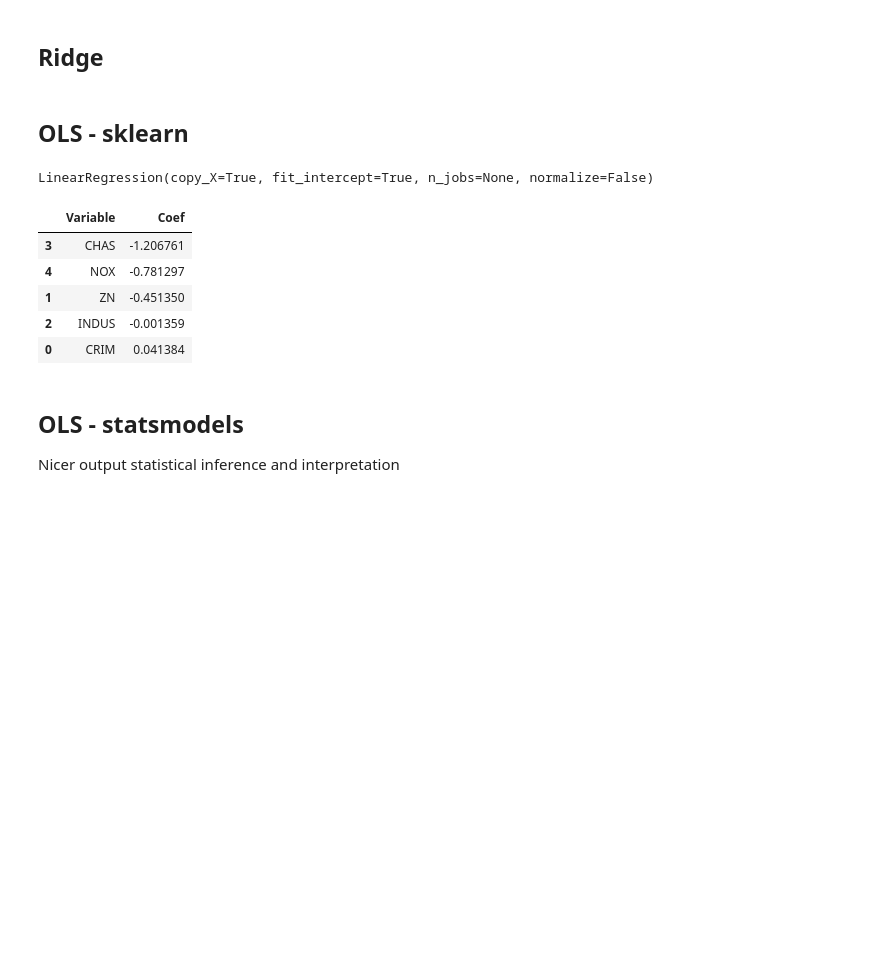
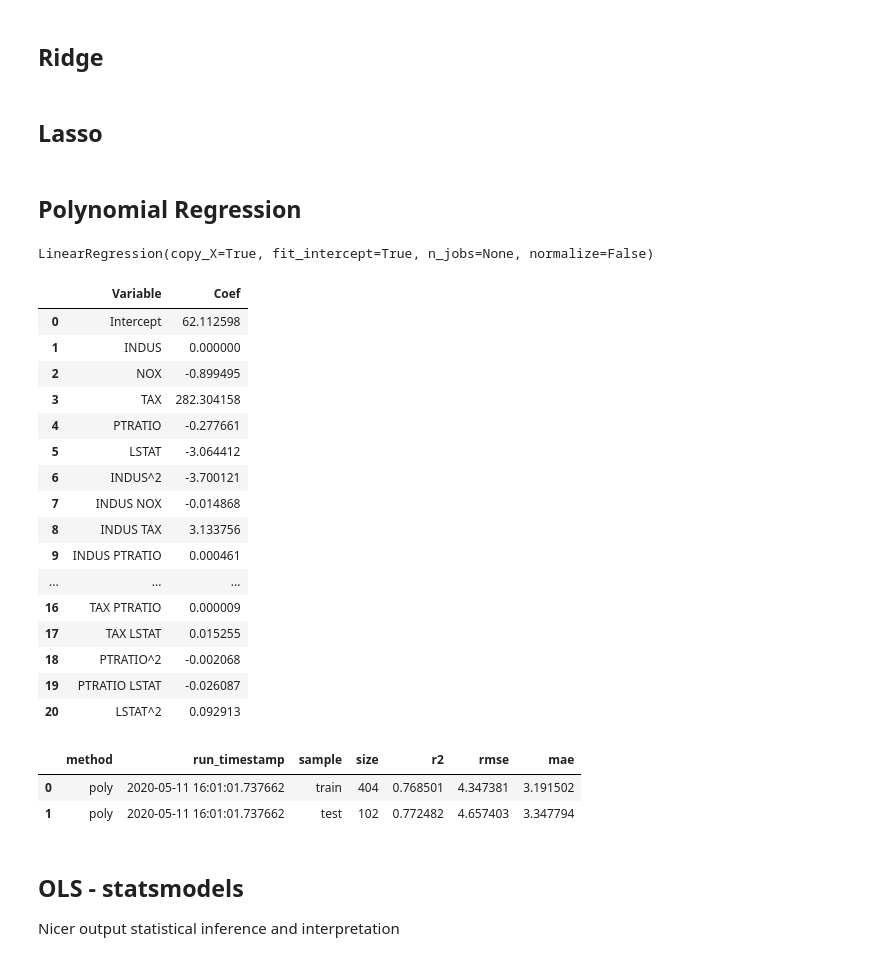
Before and after one commit to prudolph1/regression_base_code, a Jupyter notebook: regression_methods.ipynb, the cells around one changed output. Drawn from its saved outputs; the diff is of its cells as text; code cells hidden in the pictures; blank space fills up the shorter version.

```diff
--- a/regression_methods.ipynb
+++ b/regression_methods.ipynb
@@ -146,3 +155,10 @@ feature_subset = ['INDUS','NOX','TAX','PTRATIO','LSTAT']
+# %%
+# subset features with abs(skew) > 0.75 (general guideline)
+skew = X_train.skew()
+log_features = list(skew.loc[abs(skew) > 0.75].index)
+
+for feature_name in log_features:
+    X_train[f'log_{feature_name}'] = np.log1p(X_train[feature_name])
 # %% [markdown]
 ## Assessment and Diagnostic Functions
 # %%
@@ -178,0 +219,13 @@ def assessment_metrics(method):
+# %%
+# learning curve
+def model_learning_curve(model,X,y):
+    train_sizes, train_scores, val_scores = learning_curve(model, X, y, cv=3, random_state=52)
+
+    train_scores_ave = train_scores.mean(axis=1)
+    val_scores_ave = val_scores.mean(axis=1)
+
+    plt.plot(train_sizes, train_scores_ave, '-x', label='training')
+    plt.plot(train_sizes, val_scores_ave, '-o', label='validation')
+    plt.ylabel('R2')
+    plt.xlabel('training size')
+    plt.legend()
@@ -178,0 +274,2 @@ def assessment_metrics(method):
+# %%
+model_learning_curve(model,X_train[feature_subset],y_train)
@@ -179,10 +278,18 @@ def assessment_metrics(method):
 # %% [markdown]
 ## Ridge
-# %% [markdown]
-## OLS - sklearn
-# %%
-# fit model
-model = LinearRegression()
-model.fit(X_train[feature_subset], y_train)
-# %% [output]
-LinearRegression(copy_X=True, fit_intercept=True, n_jobs=None, normalize=False)
+# %% [markdown]
+## Lasso
+# %% [markdown]
+## Polynomial Regression
+# %%
+degree = 2
+
+poly = PolynomialFeatures(degree)
+poly_fit = poly.fit(X_train[feature_subset])
+X_train_poly = poly.fit_transform(X_train[feature_subset])
+X_test_poly = poly.fit_transform(X_test[feature_subset])
+
+model = LinearRegression()
+model.fit(X_train_poly, y_train)
+# %% [output]
+LinearRegression(copy_X=True, fit_intercept=True, n_jobs=None, normalize=False)
@@ -189,11 +299,30 @@ LinearRegression(copy_X=True, fit_intercept=True, n_jobs=None, normalize=False)
 # %%
 # list coefficients in readable format
-pd.DataFrame(list(zip(X_train.columns, model.coef_)),
-             columns=['Variable', 'Coef']).sort_values(by='Coef')
+poly_list = poly_fit.get_feature_names(X_train[feature_subset].columns)
+poly_list[0] = 'Intercept'
+pd.DataFrame(list(zip(poly_list,np.append(model.intercept_,model.coef_))),
+             columns=['Variable', 'Coef']).sort_values(by='Coef').sort_index()
 # %% [output]
 |  | Variable | Coef |
-| 3 | CHAS | -1.206761 |
-| 4 | NOX | -0.781297 |
-| 1 | ZN | -0.451350 |
-| 2 | INDUS | -0.001359 |
-| 0 | CRIM | 0.041384 |
+| 0 | Intercept | 62.112598 |
+| 1 | INDUS | 0.000000 |
+| 2 | NOX | -0.899495 |
+| 3 | TAX | 282.304158 |
+| 4 | PTRATIO | -0.277661 |
+| 5 | LSTAT | -3.064412 |
+| 6 | INDUS^2 | -3.700121 |
+| 7 | INDUS NOX | -0.014868 |
+| 8 | INDUS TAX | 3.133756 |
+| 9 | INDUS PTRATIO | 0.000461 |
+| ... | ... | ... |
+| 16 | TAX PTRATIO | 0.000009 |
+| 17 | TAX LSTAT | 0.015255 |
+| 18 | PTRATIO^2 | -0.002068 |
+| 19 | PTRATIO LSTAT | -0.026087 |
+| 20 | LSTAT^2 | 0.092913 |
+# %%
+assessment_metrics('poly')
+# %% [output]
+|  | method | run_timestamp | sample | size | r2 | rmse | mae |
+| 0 | poly | 2020-05-11 16:01:01.737662 | train | 404 | 0.768501 | 4.347381 | 3.191502 |
+| 1 | poly | 2020-05-11 16:01:01.737662 | test | 102 | 0.772482 | 4.657403 | 3.347794 |
```
Also changed, not shown: parts of 35 cells of this notebook.
